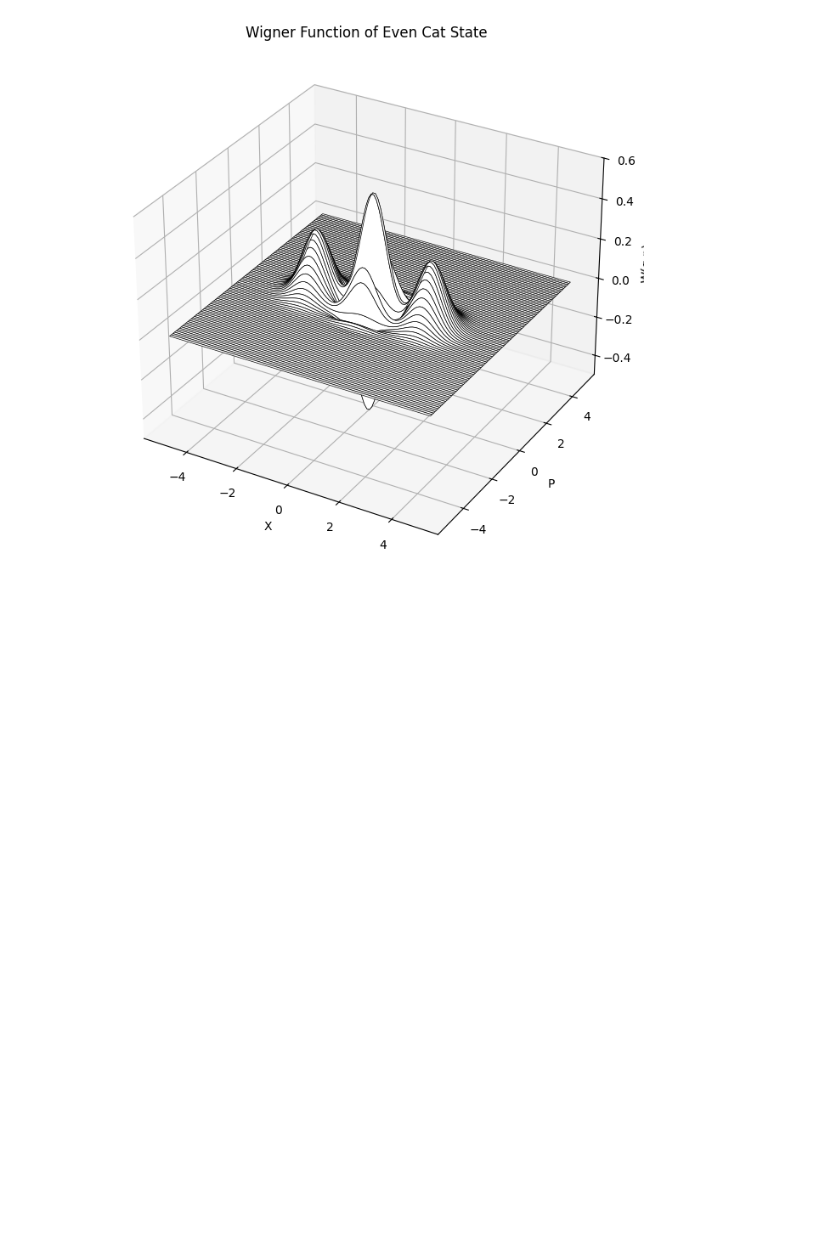
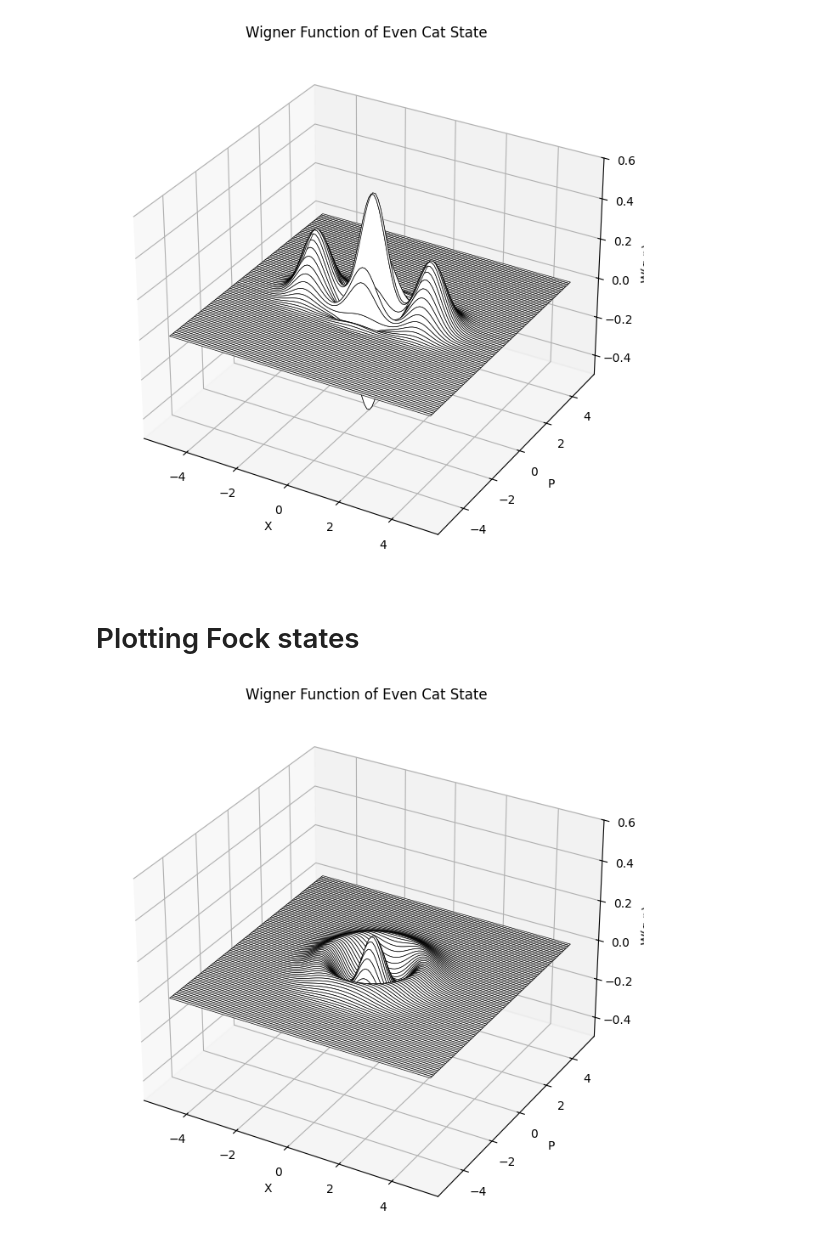
Before and after one commit to QiZhongLi/CV_Simulation, a Jupyter notebook: Testing.ipynb, the cells around one changed output. Saved outputs shown, nothing was run; the diff lists cells and outputs as text; code cells hidden in the pictures; blank space fills up the shorter version.

Commit message:
Got the Fock state's coherent decomposition working. GKP next.

```diff
--- a/Testing.ipynb
+++ b/Testing.ipynb
@@ -137,6 +129,82 @@ ax.set_zlim(-0.5, 0.6)
 plt.show()
 # %% [output]
 [figure]
+# %% [markdown]
+# Plotting Fock states
 # %%
+def GaussianDistribution(diff, det, inv_cov):
+
+    # Calculate the exponent for all points at once
+    exponent = -0.5 * np.einsum('ni,ij,nj->n', diff, inv_cov, diff)
+
+    return (1/(2*np.pi * np.sqrt(det))) * np.exp(exponent)
+
 # Fock state number
 n = 2
+
+# Calculate all μ_{kl} and c_{kl}
+states = np.zeros(n+1, dtype=complex)  # Note: shape (n,) instead of (n,1)
+n_terms = len(states)
+mu = np.zeros((n_terms, n_terms, 2), dtype=complex)
+d = np.zeros((n_terms, n_terms), dtype=complex)
+w = np.zeros((n_terms, n_terms), dtype=complex)
+c = np.zeros(n+1, dtype=complex)
+
+epsilon = 0.5
+
+# Calculating necessary alphas and coefficients c_k
+for k in range(n+1):
+    states[k] = epsilon * np.exp( (2*np.pi*1j*k) / (n+1) )
+    c[k] = np.exp((-2*np.pi*1j*k*n) / (n+1) )
+
+# Now calculating the mu_kl, d_kl, w_kl
+for k in range(n_terms):
+    for l in range(n_terms):
+        # Calculate μ_{kl}
+        sum_states = states[k] + states[l]
+        diff_states = states[k] - states[l]
+        mu[k,l] = np.sqrt(hbar/2) * np.array([
+            sum_states.real + 1j*diff_states.imag,
+            sum_states.imag + 1j*(-diff_states.real)
+        ])
+
+        # Calculate d_{kl}
+        d[k,l] = ( -0.5*diff_states.imag**2 - 0.5*diff_states.real**2
+                  - 1j*states[l].imag*states[k].real + 1j*states[k].imag*states[l].real)
+
+        # Calculate w_kl
+        w[k,l] = d[k,l] - (2*np.pi*1j*(k-l)*n) / (n+1)
+
+# Normalization constant
+N = np.sum(w)
+
+# Calculating the Wigner function
+W_Fock = np.zeros_like(X, dtype=complex)
+
+for k in range(n_terms):
+    for l in range(k, n_terms):  # Only compute upper triangle
+        diff = grid_points - mu[k,l]  # Take real part for displacement
+        exponent = -0.5 * np.einsum("ni,ij,nj->n...", diff , inv_sigma , diff)
+        G = (1/np.sqrt(2*np.pi*(det_sigma))) * np.exp(exponent).reshape(X.shape)
+
+        if k == l:  # Diagonal terms
+            W_Fock += np.exp(w[k,l]) * G
+        else:  # Cross terms (include factor of 2 for Re)
+            W_Fock += 2 * (np.exp(w[k,l]) * G).real
+
+W_Fock = W_Fock / N
+
+# Plotting
+fig = plt.figure(figsize=(12,8))
+ax = fig.add_subplot(111, projection='3d')
+surf = ax.plot_surface(X, P, W1, rstride=1, cstride=100000, color='w', edgecolor='k', shade=False, lw=.5, alpha=1)
+
+
+ax.set_xlabel('X')
+ax.set_ylabel('P')
+ax.set_zlabel('W(q,p)')
+ax.set_title('Wigner Function of Even Cat State')
+ax.set_zlim(-0.5, 0.6)
+plt.show()
+# %% [output]
+[figure, added]
```
Also changed, not shown: parts of 4 cells of this notebook, 1 other file.
